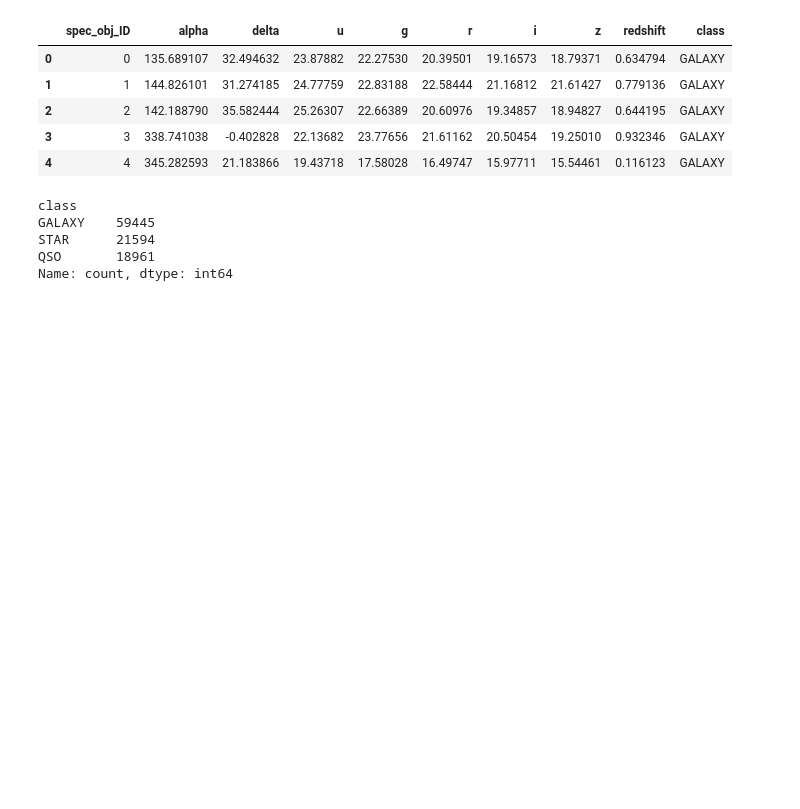
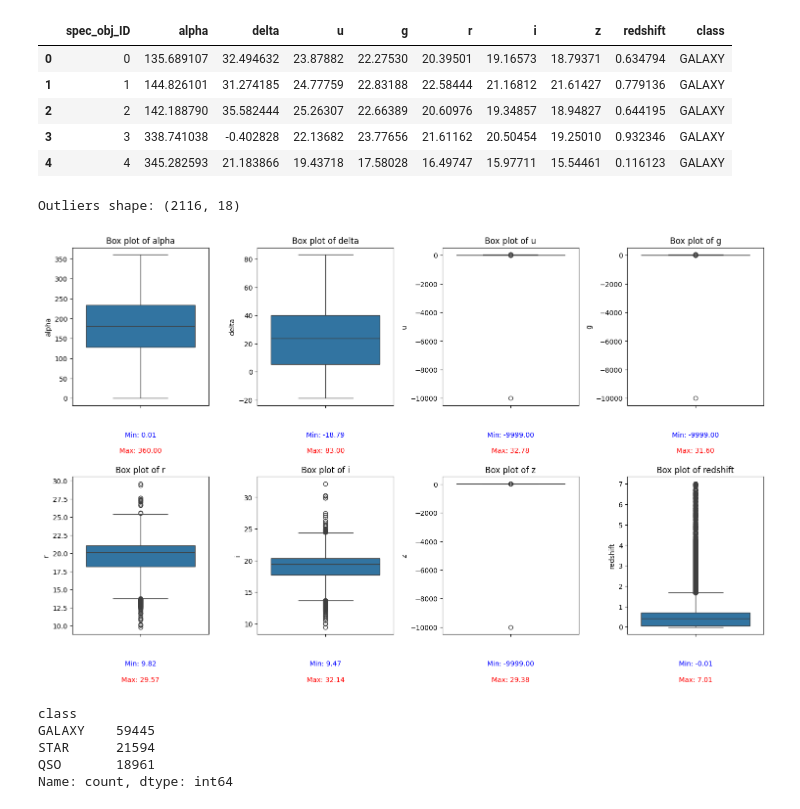
Before and after one commit to jonnneehh/STINTSY-MachineProject, a Jupyter notebook: datasetPreparation.ipynb, the cells around one changed output. Drawn from its saved outputs; the diff is of its cells as text; code cells hidden in the pictures; blank space fills up the shorter version.

```diff
--- a/datasetPreparation.ipynb
+++ b/datasetPreparation.ipynb
@@ -223,6 +195,39 @@ cleaned.head()
 | 2 | 2 | 142.188790 | 35.582444 | 25.26307 | 22.66389 | 20.60976 | 19.34857 | 18.94827 | 0.644195 | GALAXY |
 | 3 | 3 | 338.741038 | -0.402828 | 22.13682 | 23.77656 | 21.61162 | 20.50454 | 19.25010 | 0.932346 | GALAXY |
 | 4 | 4 | 345.282593 | 21.183866 | 19.43718 | 17.58028 | 16.49747 | 15.97711 | 15.54461 | 0.116123 | GALAXY |
+# %%
+columnsx1 = ['alpha', 'delta', 'u', 'g', 'r', 'i', 'z', 'redshift']
+
+z_scores = stats.zscore(stars[columnsx1])
+
+mask_outliers = (np.abs(z_scores) >= 3).any(axis=1)
+
+outliers = stars[mask_outliers]
+
+print("Outliers shape:", outliers.shape)
+# %% [output]
+Outliers shape: (2116, 18)
+# %%
+plt.figure(figsize=(15, 10))
+for i, column in enumerate(columnsx1, 1):
+    plt.subplot(2, 4, i)
+    sns.boxplot(data=stars, y=column)
+
+    # Get the minimum and maximum values
+    min_value = stars[column].min()
+    max_value = stars[column].max()
+
+    # Add text annotations for min and max values
+    plt.text(0.5, -0.2, f'Min: {min_value:.2f}', horizontalalignment='center', fontsize=10, color='blue', transform=plt.gca().transAxes)
+    plt.text(0.5, -0.3, f'Max: {max_value:.2f}', horizontalalignment='center', fontsize=10, color='red', transform=plt.gca().transAxes)
+
+    # Title for each subplot
+    plt.title(f'Box plot of {column}')
+
+plt.tight_layout(rect=[0, 0, 1, 0.95])  # Adjust layout to make space for titles and annotations
+plt.show()
+# %% [output]
+[figure, added]
 # %%
 stars['class'].value_counts()
 # %% [output]
```
Also changed, not shown: parts of 4 cells of this notebook.
